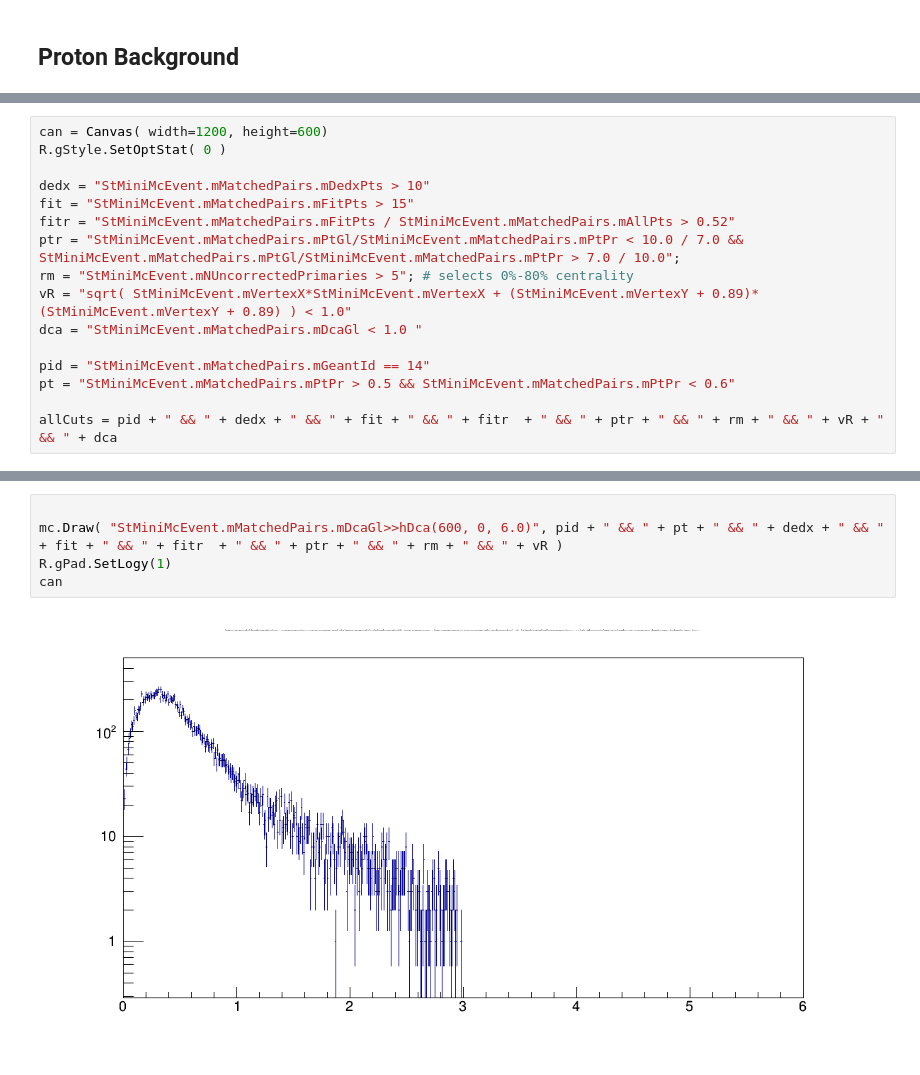
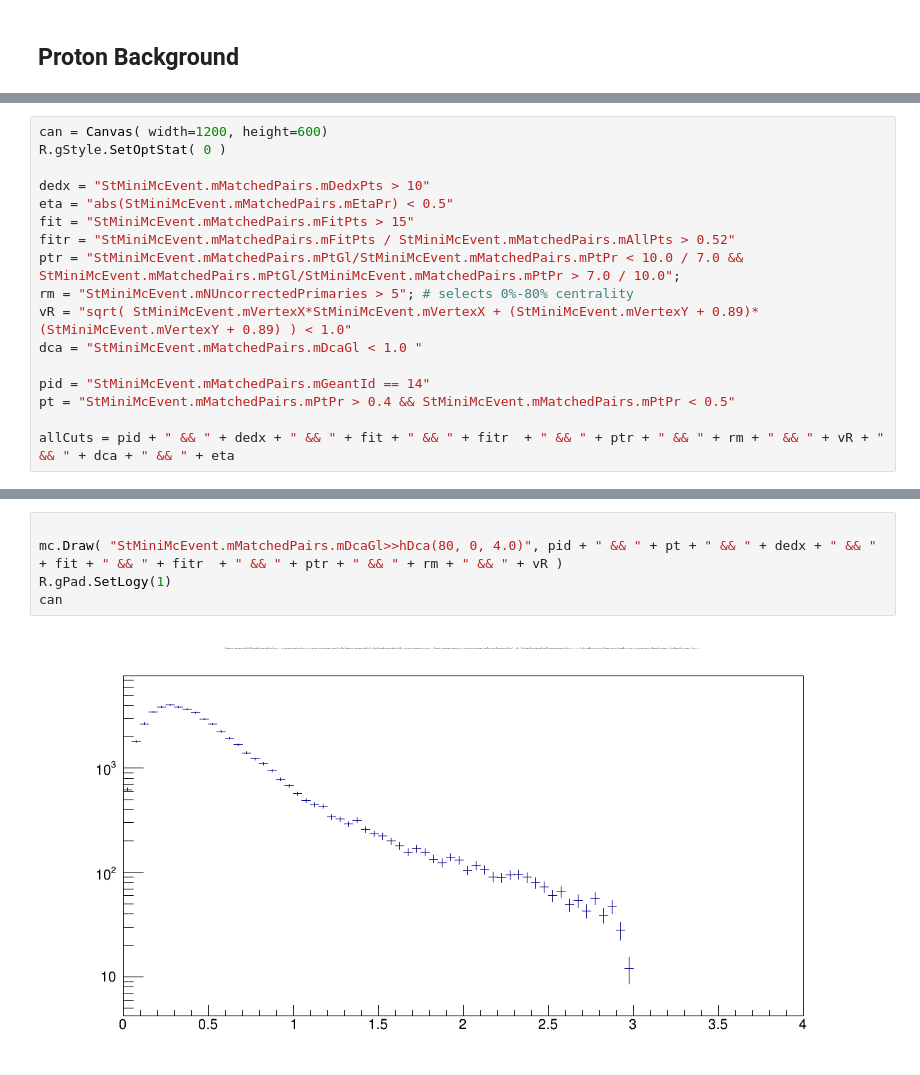
Before and after one commit to jdbrice/ipyLog, a Jupyter notebook: Rcp/urqmd/P_Corrections.ipynb, the cells around one changed output, grey strips where cells are left out. Drawn from its saved outputs; the diff is of its cells as text.

```diff
--- a/Rcp/urqmd/P_Corrections.ipynb
+++ b/Rcp/urqmd/P_Corrections.ipynb
@@ -13,6 +13,7 @@ can = Canvas( width=1200, height=600)
 R.gStyle.SetOptStat( 0 )
 
 dedx = "StMiniMcEvent.mMatchedPairs.mDedxPts > 10"
+eta = "abs(StMiniMcEvent.mMatchedPairs.mEtaPr) < 0.5"
 fit = "StMiniMcEvent.mMatchedPairs.mFitPts > 15"
 fitr = "StMiniMcEvent.mMatchedPairs.mFitPts / StMiniMcEvent.mMatchedPairs.mAllPts > 0.52"
 ptr = "StMiniMcEvent.mMatchedPairs.mPtGl/StMiniMcEvent.mMatchedPairs.mPtPr < 10.0 / 7.0 && StMiniMcEvent.mMatchedPairs.mPtGl/StMiniMcEvent.mMatchedPairs.mPtPr > 7.0 / 10.0";
@@ -21,9 +22,9 @@ vR = "sqrt( StMiniMcEvent.mVertexX*StMiniMcEvent.mVertexX + (StMiniMcEvent.mVert
 dca = "StMiniMcEvent.mMatchedPairs.mDcaGl < 1.0 "
 
 pid = "StMiniMcEvent.mMatchedPairs.mGeantId == 14"
-pt = "StMiniMcEvent.mMatchedPairs.mPtPr > 0.5 && StMiniMcEvent.mMatchedPairs.mPtPr < 0.6"
+pt = "StMiniMcEvent.mMatchedPairs.mPtPr > 0.4 && StMiniMcEvent.mMatchedPairs.mPtPr < 0.5"
 
-allCuts = pid + " && " + dedx + " && " + fit + " && " + fitr  + " && " + ptr + " && " + rm + " && " + vR + " && " + dca
+allCuts = pid + " && " + dedx + " && " + fit + " && " + fitr  + " && " + ptr + " && " + rm + " && " + vR + " && " + dca + " && " + eta
 # %%
 mc.Draw( "StMiniMcEvent.mNUncorrectedPrimaries>>hRefMult( 400, 0, 400 )", vR )
 R.gPad.SetLogy(1)
@@ -87,7 +96,7 @@ can
 # %%
 
-mc.Draw( "StMiniMcEvent.mMatchedPairs.mDcaGl>>hDca(600, 0, 6.0)", pid + " && " + pt + " && " + dedx + " && " + fit + " && " + fitr  + " && " + ptr + " && " + rm + " && " + vR )
+mc.Draw( "StMiniMcEvent.mMatchedPairs.mDcaGl>>hDca(80, 0, 4.0)", pid + " && " + pt + " && " + dedx + " && " + fit + " && " + fitr  + " && " + ptr + " && " + rm + " && " + vR )
 R.gPad.SetLogy(1)
 can
 # %% [output]
-[figure, old version]
+[figure, new version]
```
Also changed, not shown: parts of 13 cells of this notebook, 5 other files.
